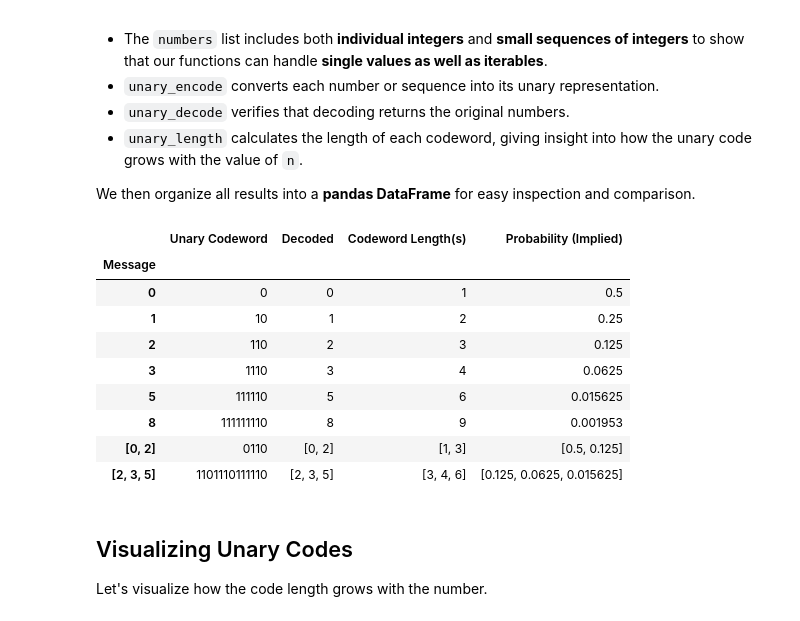
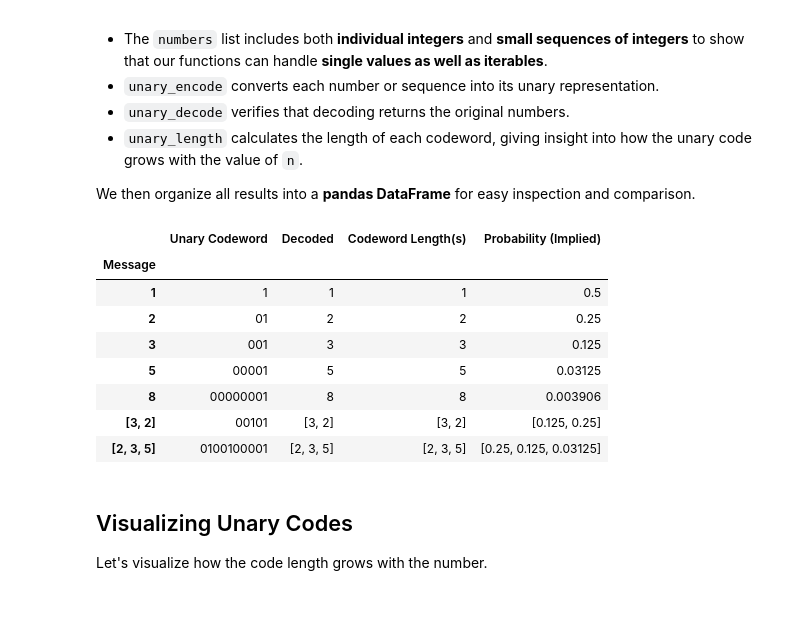
Before and after one commit to jagraves21/mdl-principle, a Jupyter notebook: coding-theory/notebooks/01-unary-code.ipynb, the cells around one changed output. Saved outputs shown, nothing was run; the diff lists cells and outputs as text; code cells hidden in the pictures.

```diff
--- a/coding-theory/notebooks/01-unary-code.ipynb
+++ b/coding-theory/notebooks/01-unary-code.ipynb
@@ -45,16 +45,16 @@ Encode a non-negative integer or a sequence of non-negative integers using unary
 def unary_encode(numbers, collapse=True):
     if isinstance(numbers, int):
         number = numbers
-        if number < 0:
-            raise ValueError("Number must be non-negative")
-        return "1" * number + "0"
+        if number <= 0:
+            raise ValueError("Number must be positive")
+        return "0" * (number-1) + "1"
 
     try:
         codewords = [unary_encode(number) for number in numbers]
         if collapse: codewords = "".join(codewords)
         return codewords
     except TypeError:
-        raise ValueError("Input must be a non-negative integer or an iterable of non-negative integers")
+        raise ValueError("Input must be a positive integer or an iterable of positive integers")
 # %% [markdown]
 ## `unary_decode`
 
@@ -62,19 +62,17 @@ Decode a unary codeword or a sequence of codewords into their corresponding non-
 # %%
-import re
-
 def unary_decode(codewords, as_list=False):
     def single_decode(codeword):
-        number = 0
+        zeroes = 0
         for bit in codeword:
-            if bit == "1":
-                number += 1
-            elif bit == "0":
-                return number
+            if bit == "0":
+                zeroes += 1
+            elif bit == "1":
+                return zeroes+1
             else:
                 raise ValueError("Invalid character in codeword")
         raise ValueError("No terminating 0 found in codeword")
 
-    codeword_list = re.findall(r'[^0]*0', codewords)
+    codeword_list = re.findall(r'[^1]*1', codewords)
     if not codeword_list:
         # no valid codewords found
         # pass the entire string to single_decode and let it handle it
@@ -92,16 +90,16 @@ Return the length of the unary codeword for a non-negative integer.
 # %%
 def unary_length(numbers, as_list=False):
     if isinstance(numbers, int):
-        if numbers < 0:
-            raise ValueError("Number must be non-negative")
-        length = numbers + 1
+        if numbers <= 0:
+            raise ValueError("Number must be positive")
+        length = numbers
         return [length] if as_list else length
 
     try:
         lengths = [unary_length(number) for number in numbers]
         return lengths
     except TypeError:
-        raise ValueError("Input must be a non-negative integer or an iterable of non-negative integers")
+        raise ValueError("Input must be a positive integer or an iterable of positive integers")
 # %% [markdown]
 ## `unary_implied_probability`
 
@@ -109,8 +107,8 @@ Compute the implied probability of unary codewords.
 # %%
 def unary_implied_probability(numbers, as_list=False):
     def prob(number):
-        if number < 0:
-            raise ValueError("Number must be non-negative")
+        if number <= 0:
+            raise ValueError("Number must be positive")
         return np.exp2(-unary_length(number))
 
     if isinstance(numbers, int):
@@ -120,7 +118,7 @@ def unary_implied_probability(numbers, as_list=False):
         probabilities = [prob(number) for number in numbers]
         return probabilities
     except TypeError:
-        raise ValueError("Input must be a non-negative integer or an iterable of non-negative integers")
+        raise ValueError("Input must be a positive integer or an iterable of positive integers")
 # %% [markdown]
 # Encoding / Decoding Example
 
@@ -133,33 +131,32 @@ In this section, we demonstrate how to **encode numbers into unary codewords** a
 
 We then organize all results into a **pandas DataFrame** for easy inspection and comparison.
 # %%
-numbers = [0, 1, 2, 3, 5, 8, [0,2], [2,3,5]]
+numbers = [1, 2, 3, 5, 8, [3,2], [2,3,5]]
 encoded = [unary_encode(number) for number in numbers]
 decoded = [unary_decode(code) for code in encoded]
 lengths = [unary_length(number) for number in numbers]
 probs = [unary_implied_probability(number) for number in numbers]
 
 results_df = pd.DataFrame(
     list(zip(encoded, decoded, lengths, probs)),
     index=pd.Index(numbers, name="Message"),
     columns=[
         "Unary Codeword", "Decoded", "Codeword Length(s)", "Probability (Implied)"
     ]
 )
 
 with pd.option_context("display.max_rows", None, "display.max_columns", None):
     display(results_df)
 # %% [output]
 |  | Unary Codeword | Decoded | Codeword Length(s) | Probability (Implied) |
 | Message |  |  |  |  |
-| 0 | 0 | 0 | 1 | 0.5 |
-| 1 | 10 | 1 | 2 | 0.25 |
-| 2 | 110 | 2 | 3 | 0.125 |
-| 3 | 1110 | 3 | 4 | 0.0625 |
-| 5 | 111110 | 5 | 6 | 0.015625 |
-| 8 | 111111110 | 8 | 9 | 0.001953 |
-| [0, 2] | 0110 | [0, 2] | [1, 3] | [0.5, 0.125] |
-| [2, 3, 5] | 1101110111110 | [2, 3, 5] | [3, 4, 6] | [0.125, 0.0625, 0.015625] |
+| 1 | 1 | 1 | 1 | 0.5 |
+| 2 | 01 | 2 | 2 | 0.25 |
+| 3 | 001 | 3 | 3 | 0.125 |
+| 5 | 00001 | 5 | 5 | 0.03125 |
+| 8 | 00000001 | 8 | 8 | 0.003906 |
+| [3, 2] | 00101 | [3, 2] | [3, 2] | [0.125, 0.25] |
+| [2, 3, 5] | 0100100001 | [2, 3, 5] | [2, 3, 5] | [0.25, 0.125, 0.03125] |
 # %% [markdown]
 ## Visualizing Unary Codes
 
```
Also changed, not shown: parts of 5 cells of this notebook.
